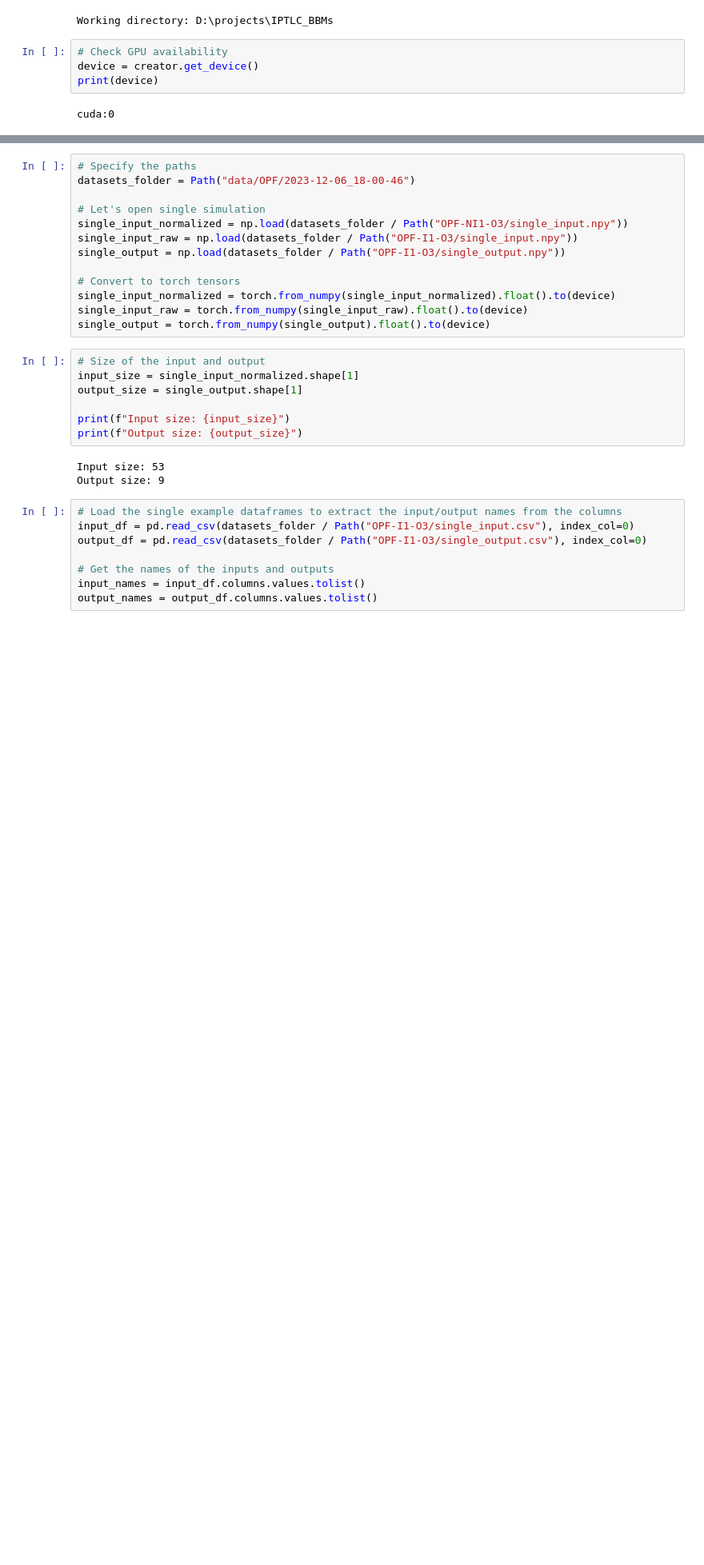
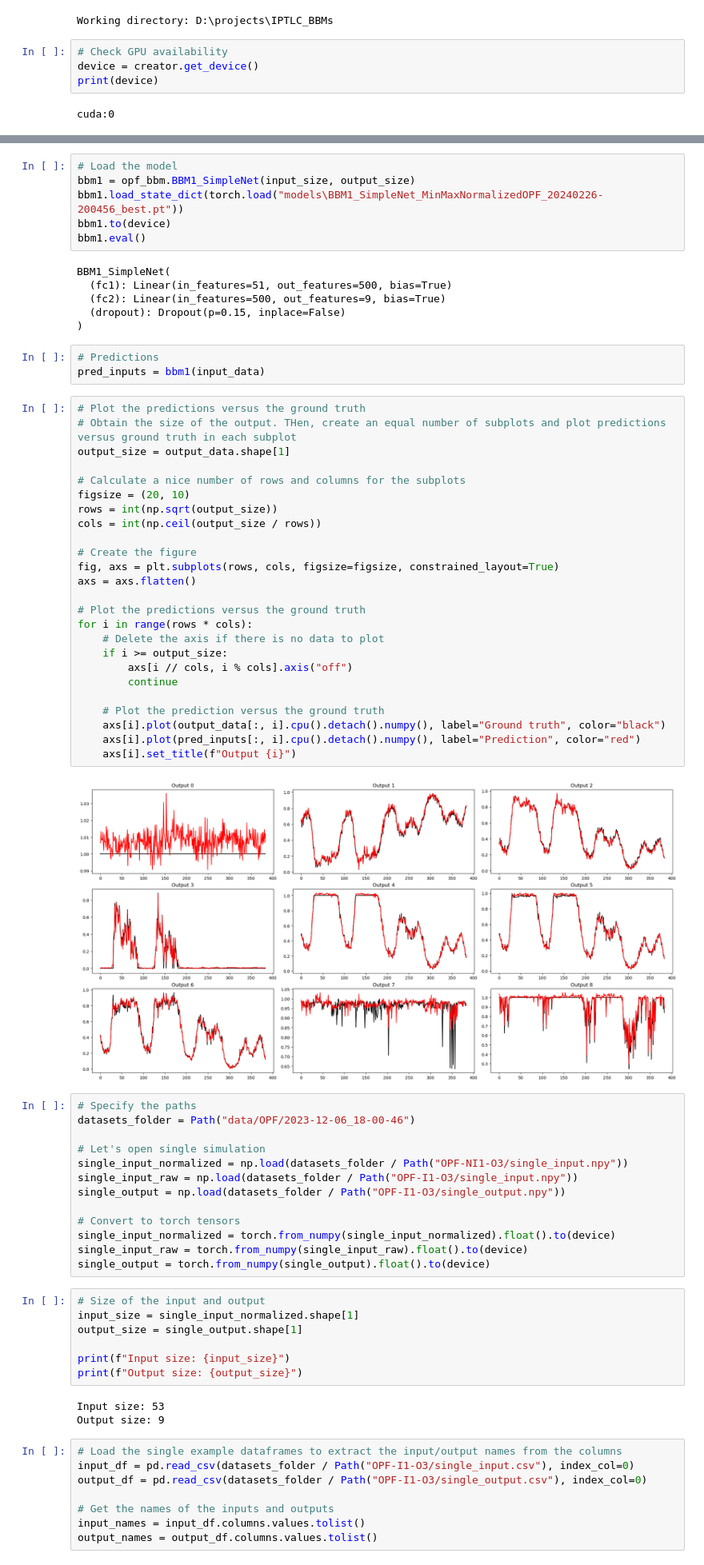
Before and after one commit to jpfutalef/IPTLC_BBMs, a Jupyter notebook: notebooks/OPF-Figures.ipynb, the cells around one changed output, grey strips where cells are left out. Shown: that part at 80% size. Drawn from its saved outputs; the diff is of its cells as text; blank space fills up the shorter version.

Commit message:
Added Ground Truths plots

```diff
--- a/notebooks/OPF-Figures.ipynb
+++ b/notebooks/OPF-Figures.ipynb
@@ -27,3 +44,45 @@ cuda:0
+# %%
+# Load the model
+bbm1 = opf_bbm.BBM1_SimpleNet(input_size, output_size)
+bbm1.load_state_dict(torch.load("models\BBM1_SimpleNet_MinMaxNormalizedOPF_20240226-200456_best.pt"))
+bbm1.to(device)
+bbm1.eval()
+# %% [output]
+BBM1_SimpleNet(
+  (fc1): Linear(in_features=51, out_features=500, bias=True)
+  (fc2): Linear(in_features=500, out_features=9, bias=True)
+  (dropout): Dropout(p=0.15, inplace=False)
+)
+# %%
+# Predictions
+pred_inputs = bbm1(input_data)
+# %%
+# Plot the predictions versus the ground truth
+# Obtain the size of the output. THen, create an equal number of subplots and plot predictions versus ground truth in each subplot
+output_size = output_data.shape[1]
+
+# Calculate a nice number of rows and columns for the subplots
+figsize = (20, 10)
+rows = int(np.sqrt(output_size))
+cols = int(np.ceil(output_size / rows))
+
+# Create the figure
+fig, axs = plt.subplots(rows, cols, figsize=figsize, constrained_layout=True)
+axs = axs.flatten()
+
+# Plot the predictions versus the ground truth
+for i in range(rows * cols):
+    # Delete the axis if there is no data to plot
+    if i >= output_size:
+        axs[i // cols, i % cols].axis("off")
+        continue
+
+    # Plot the prediction versus the ground truth
+    axs[i].plot(output_data[:, i].cpu().detach().numpy(), label="Ground truth", color="black")
+    axs[i].plot(pred_inputs[:, i].cpu().detach().numpy(), label="Prediction", color="red")
+    axs[i].set_title(f"Output {i}")
+# %% [output]
+[figure, added]
 # %%
 # Specify the paths
 datasets_folder = Path("data/OPF/2023-12-06_18-00-46")
```
Also changed, not shown: parts of 1 cell of this notebook.
